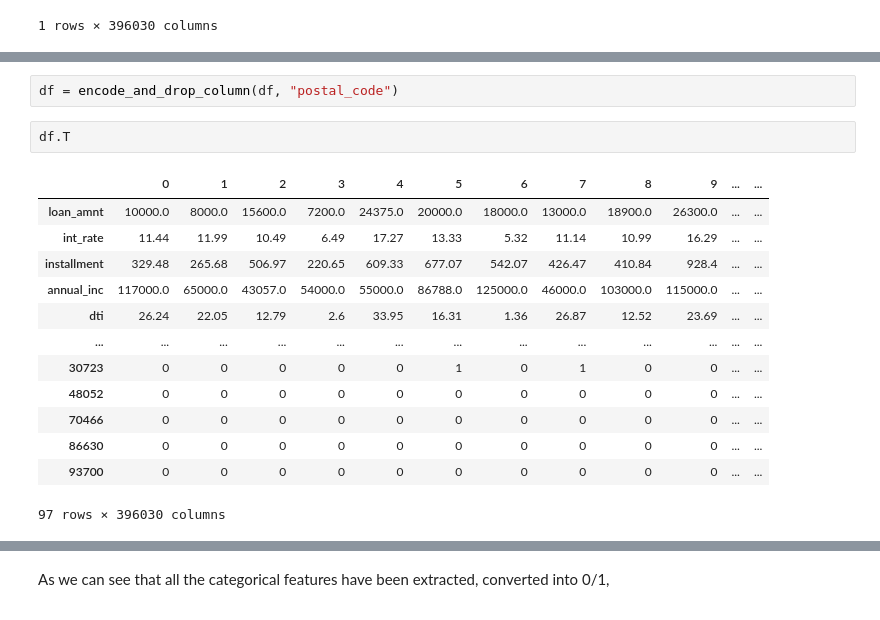
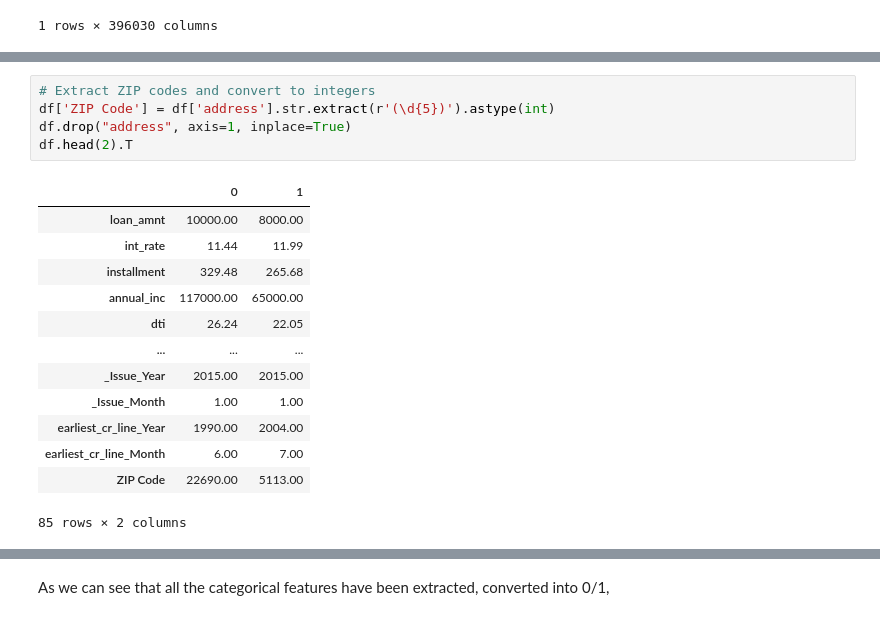
Before and after one commit to PrathamModi001/LendSure, a Jupyter notebook: loan_default_prediction.ipynb, the cells around one changed output, grey strips where cells are left out. Saved outputs shown, nothing was run; the diff lists cells and outputs as text.

```diff
--- a/loan_default_prediction.ipynb
+++ b/loan_default_prediction.ipynb
@@ -1059,21 +973,22 @@ encode_and_drop_column(df_example, "home_ownership")
-# %%
-df = encode_and_drop_column(df, "postal_code")
-# %%
-df.T
-# %% [output]
-|  | 0 | 1 | 2 | 3 | 4 | 5 | 6 | 7 | 8 | 9 | ... | ... |
-| loan_amnt | 10000.0 | 8000.0 | 15600.0 | 7200.0 | 24375.0 | 20000.0 | 18000.0 | 13000.0 | 18900.0 | 26300.0 | ... | ... |
-| int_rate | 11.44 | 11.99 | 10.49 | 6.49 | 17.27 | 13.33 | 5.32 | 11.14 | 10.99 | 16.29 | ... | ... |
-| installment | 329.48 | 265.68 | 506.97 | 220.65 | 609.33 | 677.07 | 542.07 | 426.47 | 410.84 | 928.4 | ... | ... |
-| annual_inc | 117000.0 | 65000.0 | 43057.0 | 54000.0 | 55000.0 | 86788.0 | 125000.0 | 46000.0 | 103000.0 | 115000.0 | ... | ... |
-| dti | 26.24 | 22.05 | 12.79 | 2.6 | 33.95 | 16.31 | 1.36 | 26.87 | 12.52 | 23.69 | ... | ... |
-| ... | ... | ... | ... | ... | ... | ... | ... | ... | ... | ... | ... | ... |
-| 30723 | 0 | 0 | 0 | 0 | 0 | 1 | 0 | 1 | 0 | 0 | ... | ... |
-| 48052 | 0 | 0 | 0 | 0 | 0 | 0 | 0 | 0 | 0 | 0 | ... | ... |
-| 70466 | 0 | 0 | 0 | 0 | 0 | 0 | 0 | 0 | 0 | 0 | ... | ... |
-| 86630 | 0 | 0 | 0 | 0 | 0 | 0 | 0 | 0 | 0 | 0 | ... | ... |
-| 93700 | 0 | 0 | 0 | 0 | 0 | 0 | 0 | 0 | 0 | 0 | ... | ... |
-97 rows × 396030 columns
+# %%
+# Extract ZIP codes and convert to integers
+df['ZIP Code'] = df['address'].str.extract(r'(\d{5})').astype(int)
+df.drop("address", axis=1, inplace=True)
+df.head(2).T
+# %% [output]
+|  | 0 | 1 |
+| loan_amnt | 10000.00 | 8000.00 |
+| int_rate | 11.44 | 11.99 |
+| installment | 329.48 | 265.68 |
+| annual_inc | 117000.00 | 65000.00 |
+| dti | 26.24 | 22.05 |
+| ... | ... | ... |
+| _Issue_Year | 2015.00 | 2015.00 |
+| _Issue_Month | 1.00 | 1.00 |
+| earliest_cr_line_Year | 1990.00 | 2004.00 |
+| earliest_cr_line_Month | 6.00 | 7.00 |
+| ZIP Code | 22690.00 | 5113.00 |
+85 rows × 2 columns
 # %%
 df.select_dtypes(exclude=[np.number]).T
 # %% [output]
```
Also changed, not shown: parts of 14 cells of this notebook.
